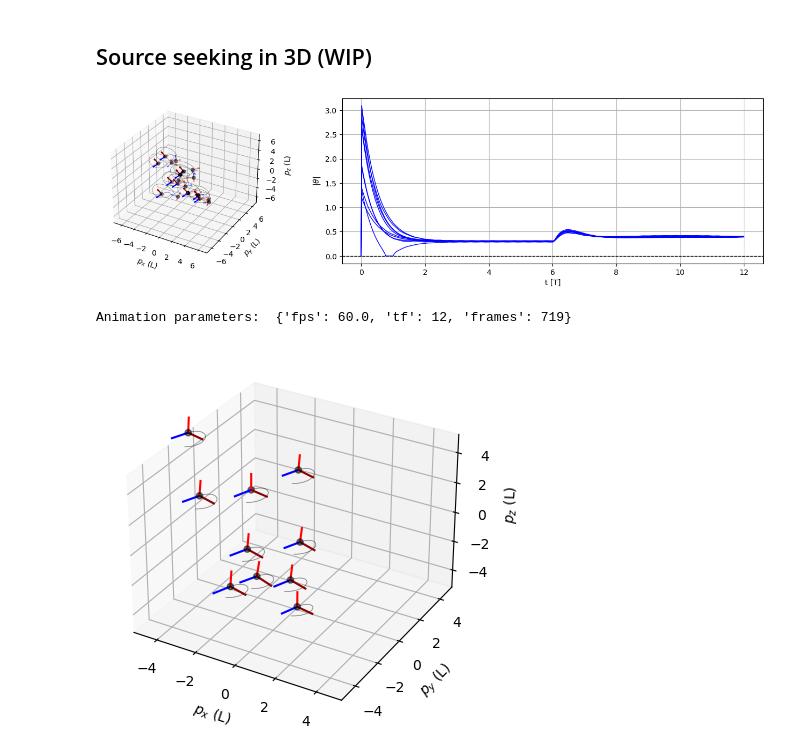
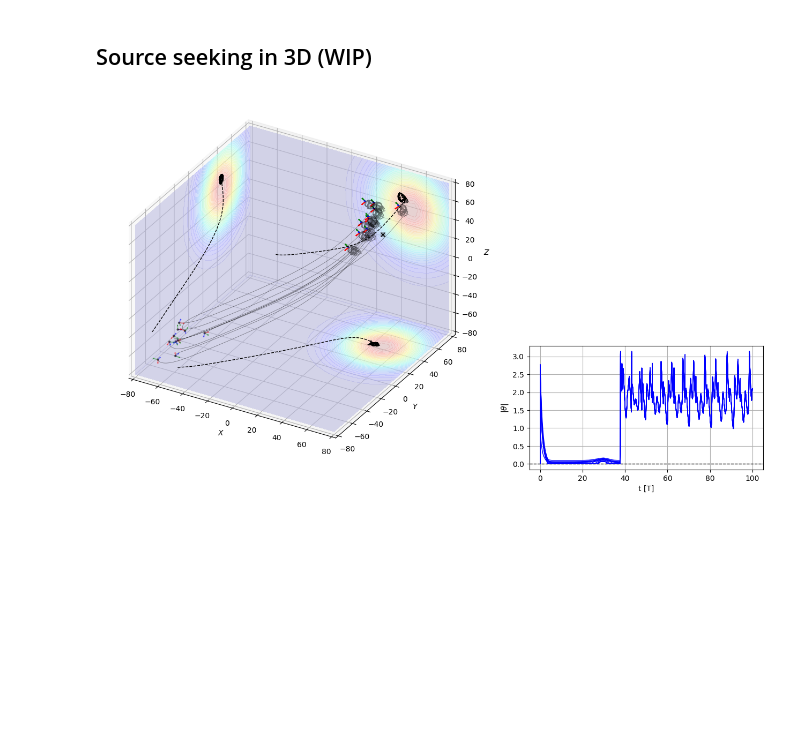
Before and after one commit to jesusBV20/source_seeking_3D, a Jupyter notebook: simple_heading_control.ipynb, the cells around one changed output. Cells and saved outputs as stored; diff of their text form; code cells hidden in the pictures; blank space fills up the shorter version.

```diff
--- a/simple_heading_control.ipynb
+++ b/simple_heading_control.ipynb
@@ -452,15 +81,12 @@ class sim_ss:
 # %%
 # Initialise the simulation frame and launch the numerical simulation
-sim_frame = sim_ss(n_agents=10, tf=12, sim_kw={"kw":2}, arr_len=1)
+sim_frame = sim_ss_test(n_agents=10, tf=100, wx=np.pi, sim_kw={"kw":0.9})
 sim_frame.numerical_simulation()
 
 # Plot the summary (initial + final state)
-sim_frame.plot_summary()
+sim_frame.plot_summary(dpi=200)
 # %% [output]
-[figure, old version]
+[figure, new version]
 # %%
 # Generate an animation of the whole simulation
-sim_frame.generate_animation(OUTPUT_FOLDER)
+#sim_frame.generate_animation(OUTPUT_FOLDER)
-# %% [output]
-Animation parameters:  {'fps': 60.0, 'tf': 12, 'frames': 719}
-[figure, removed]
```
Also changed, not shown: parts of 3 cells of this notebook, 7 other files.
